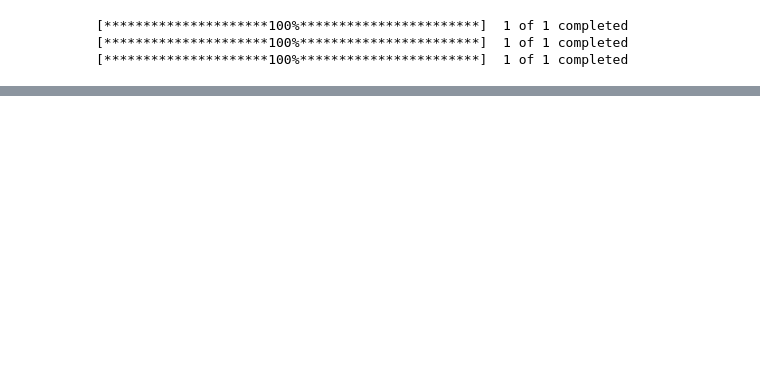
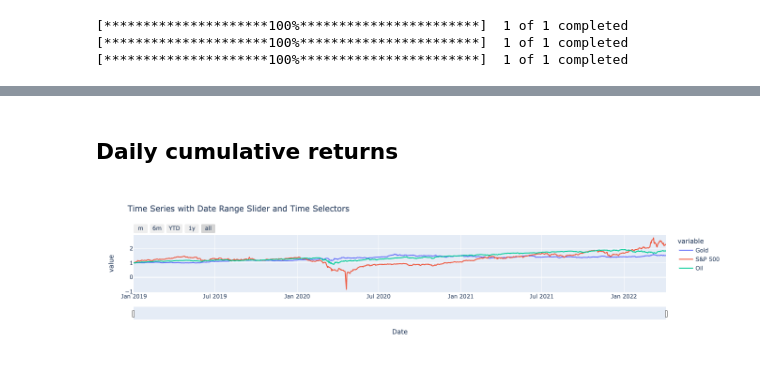
Before and after one commit to livelyvinay4u/Project1_group1, a Jupyter notebook: Project 1 Code.ipynb, the cells around one changed output, grey strips where cells are left out. Drawn from its saved outputs; the diff is of its cells as text; code cells hidden in the pictures; blank space fills up the shorter version.

```diff
--- a/Project 1 Code.ipynb
+++ b/Project 1 Code.ipynb
@@ -97,0 +154,29 @@ event_short = pd.concat(
+# %% [markdown]
+## Daily cumulative returns
+# %%
+# calc cum daily returns
+cum_covid_return = (1+ covid_pct_change).cumprod()
+# %%
+# Create variables & define columns
+cum_df = cum_covid_return.copy()
+cum_df1 = cum_df.reset_index()
+cum_df1.columns=['Date','Gold',"S&P 500","Oil"]
+
+
+# Interactive Chart with date slider at the bottom - cum returns
+fig = px.line(df, x='Date', y=cum_df1.columns[1:4], title='Time Series with Date Range Slider and Time Selectors')
+fig.update_xaxes(
+    rangeslider_visible=True,
+    rangeselector=dict(
+        buttons=list([
+            dict(count=1, label="m", step="month", stepmode="backward"),
+            dict(count=6, label="6m", step="month", stepmode="backward"),
+            dict(count=1, label="YTD", step="year", stepmode="todate"),
+            dict(count=1, label="1y", step="year", stepmode="backward"),
+            dict(step="all")
+        ])
+    )
+)
+fig.show()
+# %% [output]
+[figure, added]
```
Also changed, not shown: parts of 11 cells of this notebook.
